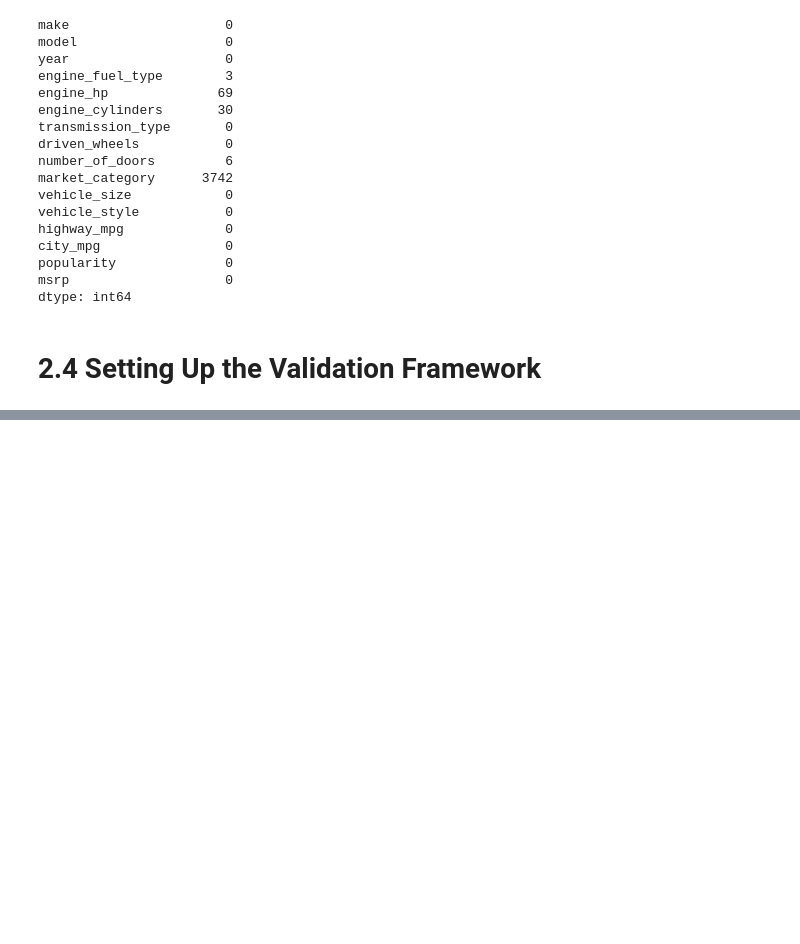
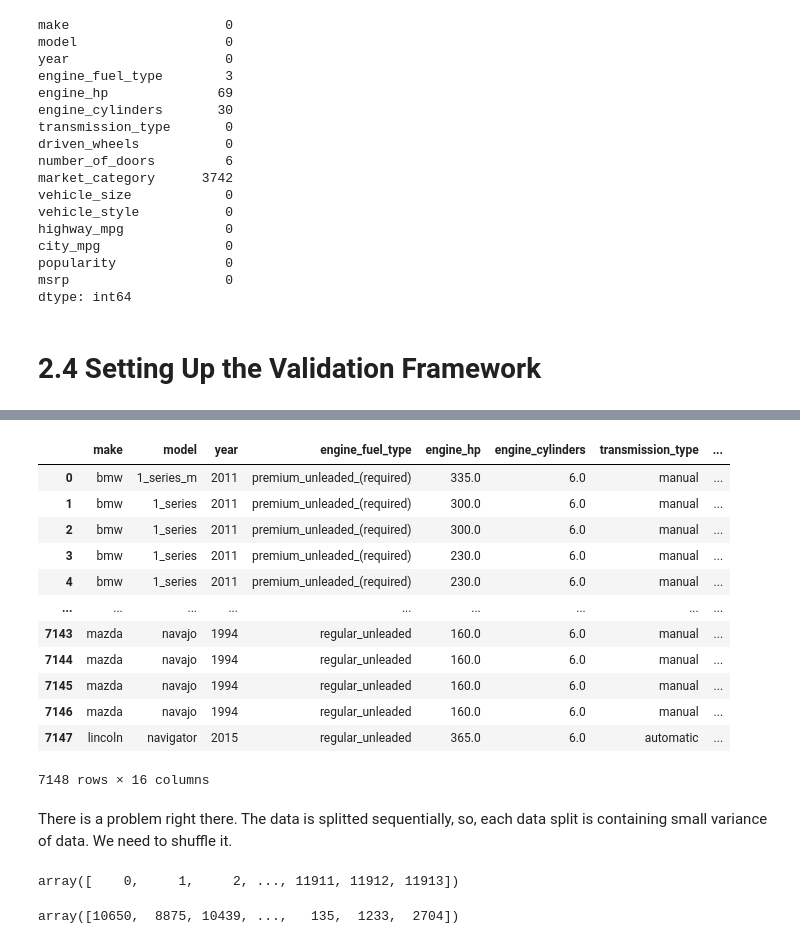
Before and after one commit to asynchronouscoffee/ml-zoomcamp-archive, a Jupyter notebook: 02-regression/regression.ipynb, the cells around one changed output, grey strips where cells are left out. Saved outputs shown, nothing was run; the diff lists cells and outputs as text; code cells hidden in the pictures; blank space fills up the shorter version.

```diff
--- a/02-regression/regression.ipynb
+++ b/02-regression/regression.ipynb
@@ -205,0 +263,31 @@ dtype: int64
+# %%
+df_train
+# %% [output]
+|  | make | model | year | engine_fuel_type | engine_hp | engine_cylinders | transmission_type | ... |
+| 0 | bmw | 1_series_m | 2011 | premium_unleaded_(required) | 335.0 | 6.0 | manual | ... |
+| 1 | bmw | 1_series | 2011 | premium_unleaded_(required) | 300.0 | 6.0 | manual | ... |
+| 2 | bmw | 1_series | 2011 | premium_unleaded_(required) | 300.0 | 6.0 | manual | ... |
+| 3 | bmw | 1_series | 2011 | premium_unleaded_(required) | 230.0 | 6.0 | manual | ... |
+| 4 | bmw | 1_series | 2011 | premium_unleaded_(required) | 230.0 | 6.0 | manual | ... |
+| ... | ... | ... | ... | ... | ... | ... | ... | ... |
+| 7143 | mazda | navajo | 1994 | regular_unleaded | 160.0 | 6.0 | manual | ... |
+| 7144 | mazda | navajo | 1994 | regular_unleaded | 160.0 | 6.0 | manual | ... |
+| 7145 | mazda | navajo | 1994 | regular_unleaded | 160.0 | 6.0 | manual | ... |
+| 7146 | mazda | navajo | 1994 | regular_unleaded | 160.0 | 6.0 | manual | ... |
+| 7147 | lincoln | navigator | 2015 | regular_unleaded | 365.0 | 6.0 | automatic | ... |
+7148 rows × 16 columns
+# %% [markdown]
+There is a problem right there. The data is splitted sequentially, so, each data split is containing small variance of data. We need to shuffle it.
+# %%
+# Generate the sequence a number from 1 to n
+idx = np.arange(n)
+idx
+# %% [output]
+array([    0,     1,     2, ..., 11911, 11912, 11913])
+# %%
+# Perform the shuffle task
+np.random.seed(2)
+np.random.shuffle(idx)
+idx
+# %% [output]
+array([10650,  8875, 10439, ...,   135,  1233,  2704])
```
Also changed, not shown: parts of 20 cells of this notebook.
